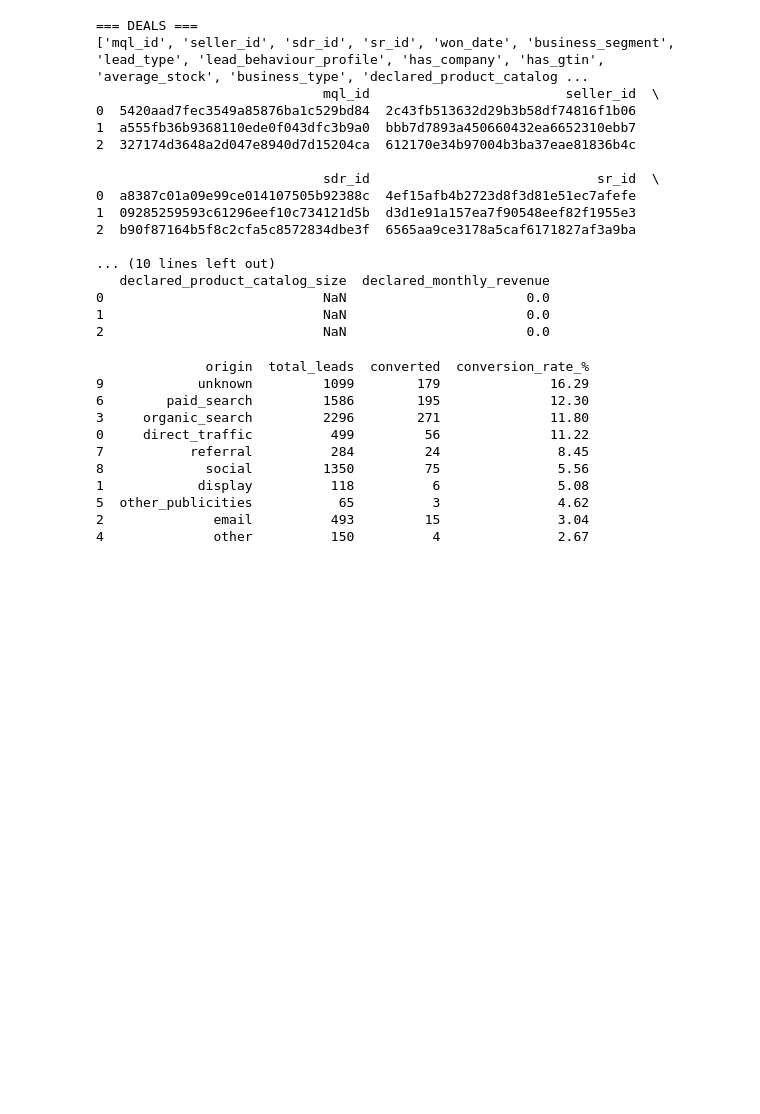
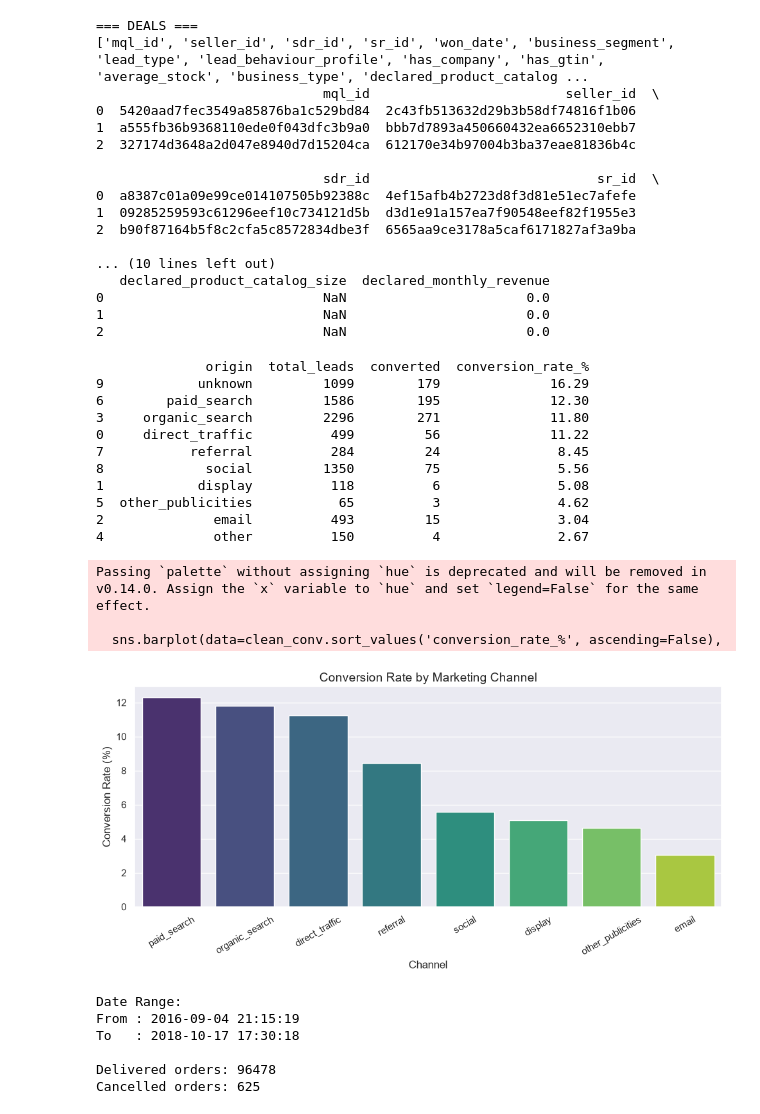
Before and after one commit to Nish232003/Marketlens-ecommerce-roi, a Jupyter notebook: notebooks/01_eda.ipynb, the cells around one changed output. Saved outputs shown, nothing was run; the diff lists cells and outputs as text; code cells hidden in the pictures; blank space fills up the shorter version.

Commit message:
Add updated notebook and reports

```diff
--- a/notebooks/01_eda.ipynb
+++ b/notebooks/01_eda.ipynb
@@ -131,0 +135,35 @@ print(conv)
+# %%
+import matplotlib.pyplot as plt
+import seaborn as sns
+
+clean_conv = conv[~conv['origin'].isin(['unknown', 'other'])].copy()
+
+plt.figure(figsize=(10, 5))
+sns.barplot(data=clean_conv.sort_values('conversion_rate_%', ascending=False),
+            x='origin', y='conversion_rate_%', palette='viridis')
+plt.title('Conversion Rate by Marketing Channel', fontsize=14)
+plt.xlabel('Channel')
+plt.ylabel('Conversion Rate (%)')
+plt.xticks(rotation=30)
+plt.tight_layout()
+plt.savefig('../reports/01_conversion_rate_by_channel.png', dpi=150)
+plt.show()
+# %% [output]
+Passing `palette` without assigning `hue` is deprecated and will be removed in v0.14.0. Assign the `x` variable to `hue` and set `legend=False` for the same effect.
+
+  sns.barplot(data=clean_conv.sort_values('conversion_rate_%', ascending=False),
+[figure, added]
+# %%
+orders['order_purchase_timestamp'] = pd.to_datetime(orders['order_purchase_timestamp'])
+print("Date Range:")
+print(f"From : {orders['order_purchase_timestamp'].min()}")
+print(f"To   : {orders['order_purchase_timestamp'].max()}")
+print(f"\nDelivered orders: {(orders['order_status'] == 'delivered').sum()}")
+print(f"Cancelled orders: {(orders['order_status'] == 'canceled').sum()}")
+# %% [output]
+Date Range:
+From : 2016-09-04 21:15:19
+To   : 2018-10-17 17:30:18
+
+Delivered orders: 96478
+Cancelled orders: 625
```
Also changed, not shown: parts of 2 cells of this notebook, 1 other file.
